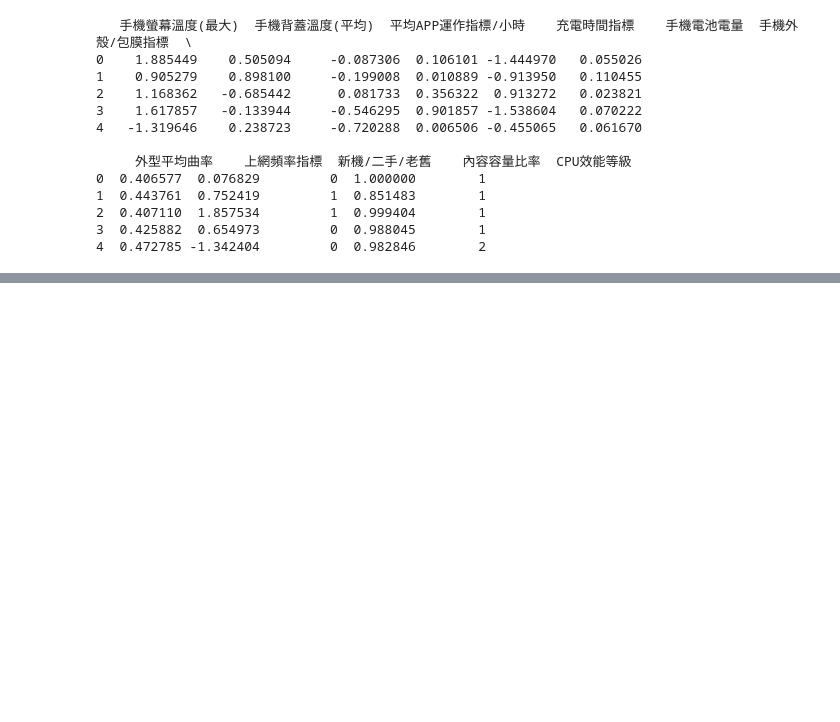
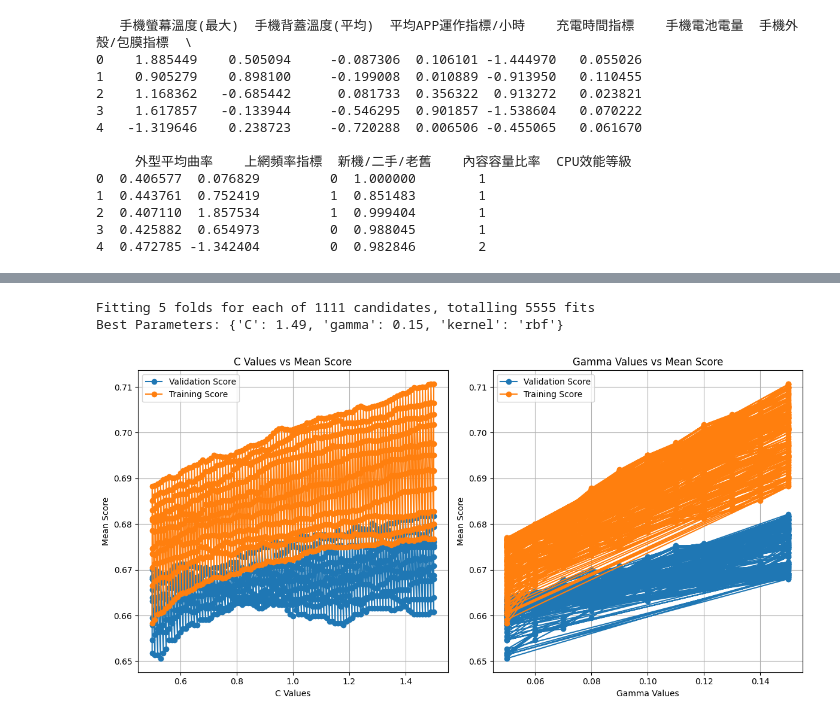
Before and after one commit to jeremy4111/ai, a Jupyter notebook: svm_model.ipynb, the cells around one changed output, grey strips where cells are left out. Saved outputs shown, nothing was run; the diff lists cells and outputs as text; code cells hidden in the pictures; blank space fills up the shorter version.

```diff
--- a/svm_model.ipynb
+++ b/svm_model.ipynb
@@ -218,0 +485,65 @@ Validation Accuracy: 0.6925566343042071
+# %%
+from sklearn.model_selection import GridSearchCV
+from sklearn.svm import SVC
+import matplotlib.pyplot as plt
+import numpy as np
+
+X_data = data.values[:, :-1]  # 获取所有数据，除了最后一列（假设最后一列是标签列）
+Y_data = data['Underclocking'].values
+
+# 切分訓練集和測試集
+X_train, X_test, Y_train, Y_test = train_test_split(X_data, Y_data, test_size=0.2, random_state=42)
+
+# 定义SVM模型
+svm_model = SVC()
+
+# 定义参数范围
+param_grid = {'C': [round(i, 2) for i in np.arange(0.5, 1.51, 0.01)],
+              'gamma': [round(i, 2) for i in np.arange(0.05, 0.16, 0.01)],
+              'kernel': ['rbf']}
+
+# 使用GridSearchCV进行5-fold Grid Cross Validation
+grid_search = GridSearchCV(svm_model, param_grid, cv=5, verbose=2, return_train_score=True, n_jobs=-1)
+grid_search.fit(X_train, Y_train)
+
+# 获取最佳参数
+best_params = grid_search.best_params_
+print("Best Parameters:", best_params)
+
+# 绘制 C 值对 accuracy 的图
+C_values = [params['C'] for params in grid_search.cv_results_['params']]
+mean_test_scores = grid_search.cv_results_['mean_test_score']
+mean_train_scores = grid_search.cv_results_['mean_train_score']
+
+plt.figure(figsize=(12, 6))
+
+# Plot C 值对 validation score 的图
+plt.subplot(1, 2, 1)
+plt.plot(C_values, mean_test_scores, marker='o', label='Validation Score')
+plt.plot(C_values, mean_train_scores, marker='o', label='Training Score')
+plt.xlabel('C Values')
+plt.ylabel('Mean Score')
+plt.title('C Values vs Mean Score')
+plt.legend()
+plt.grid(True)
+
+# 绘制 gamma 值对 validation score 的图
+gamma_values = [params['gamma'] for params in grid_search.cv_results_['params']]
+mean_test_scores = grid_search.cv_results_['mean_test_score']
+mean_train_scores = grid_search.cv_results_['mean_train_score']
+
+plt.subplot(1, 2, 2)
+plt.plot(gamma_values, mean_test_scores, marker='o', label='Validation Score')
+plt.plot(gamma_values, mean_train_scores, marker='o', label='Training Score')
+plt.xlabel('Gamma Values')
+plt.ylabel('Mean Score')
+plt.title('Gamma Values vs Mean Score')
+plt.legend()
+plt.grid(True)
+
+plt.tight_layout()
+plt.show()
+# %% [output]
+Fitting 5 folds for each of 1111 candidates, totalling 5555 fits
+Best Parameters: {'C': 1.49, 'gamma': 0.15, 'kernel': 'rbf'}
+[figure, added]
```
Also changed, not shown: parts of 10 cells of this notebook.
